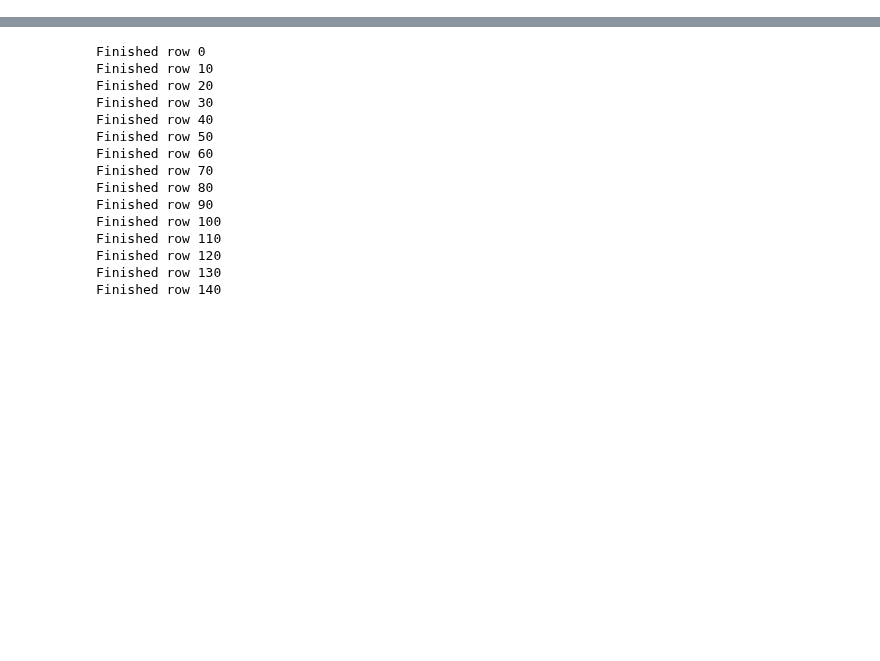
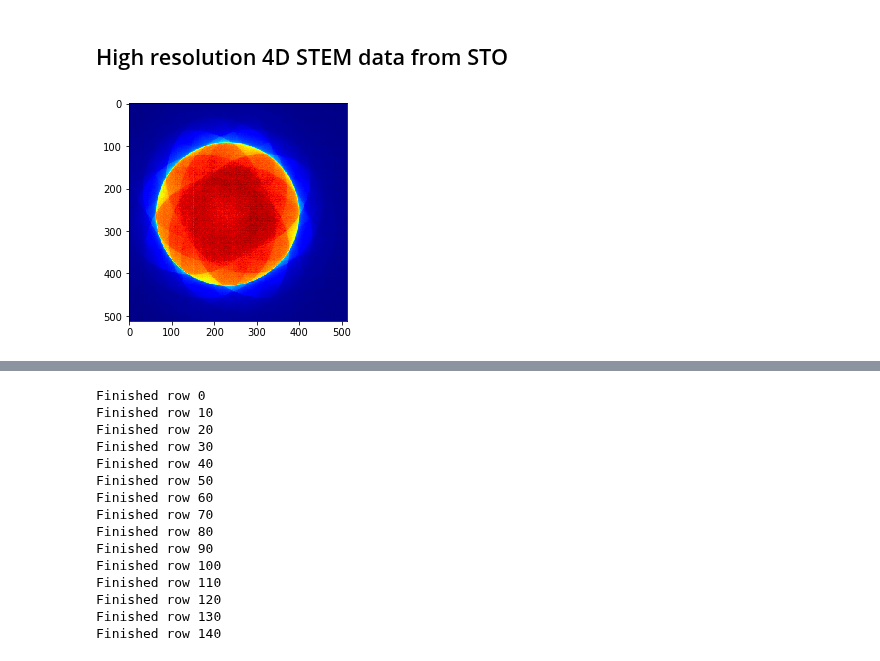
Before and after one commit to CY-Zhang/PyProcessingCodes, a Jupyter notebook: GeneralProcessing/FigurePlot_032420_Workshop.ipynb, the cells around one changed output, grey strips where cells are left out. Drawn from its saved outputs; the diff is of its cells as text; code cells hidden in the pictures; blank space fills up the shorter version.

```diff
--- a/GeneralProcessing/FigurePlot_032420_Workshop.ipynb
+++ b/GeneralProcessing/FigurePlot_032420_Workshop.ipynb
@@ -22,3 +22,16 @@ import cv2
 from scipy import optimize
 from pylab import *
 import imutils
+# %% [markdown]
+## High resolution 4D STEM data from STO
+# %%
+ExpPath = '/srv/home/chenyu/DEbackup/2019/061219/S8/'
+ADF = np.load(ExpPath + 'ADF.npy')
+BF = np.load(ExpPath+'BF.npy')
+ABF = np.load(ExpPath+'ABF.npy')
+PACBED = np.load(ExpPath+'PACBED.npy')
+# %%
+plt.imshow(PACBED,cmap='jet')
+plt.imsave('PACBED_STO.tiff', PACBED, cmap='jet')
+# %% [output]
+[figure, added]
```
Also changed, not shown: parts of 13 cells of this notebook, 5 other files.
